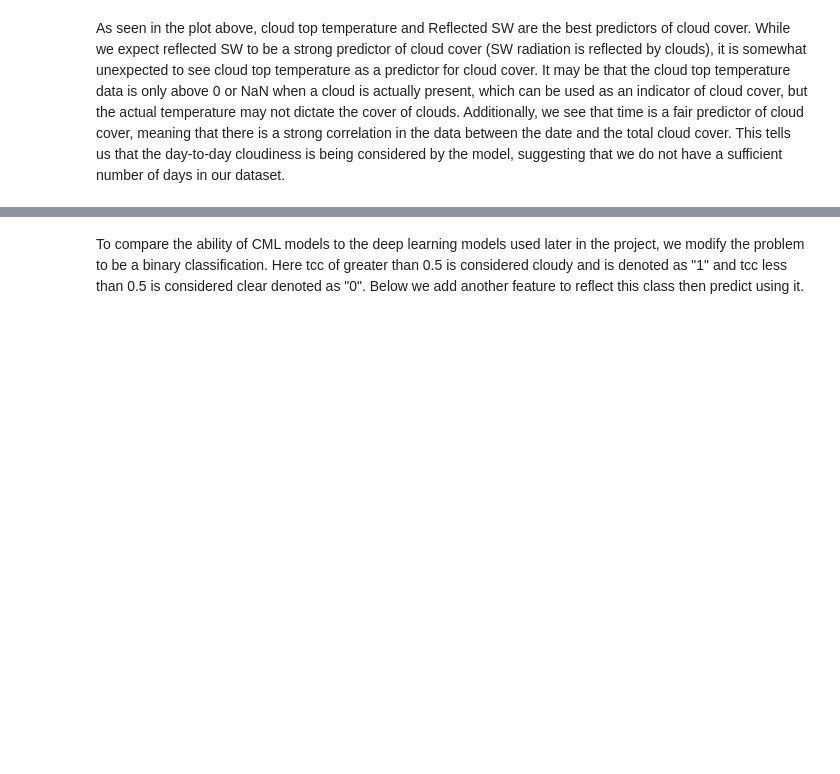
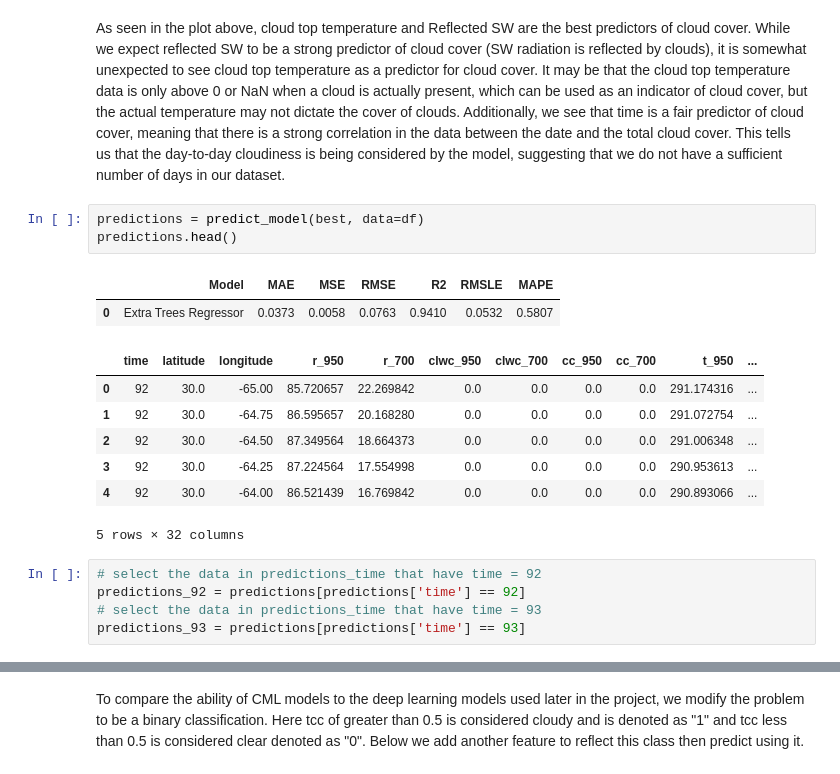
Before and after one commit to vmunte/Cloud_Fraction_Atlantic2024, a Jupyter notebook: notebooks/AutoML_Regression_Classification.ipynb, the cells around one changed output, grey strips where cells are left out. Cells and saved outputs as stored; diff of their text form; blank space fills up the shorter version.

```diff
--- a/notebooks/AutoML_Regression_Classification.ipynb
+++ b/notebooks/AutoML_Regression_Classification.ipynb
@@ -315,3 +314,21 @@ plot_model(best, plot = 'feature')
 [figure]
 # %% [markdown]
 As seen in the plot above, cloud top temperature and Reflected SW are the best predictors of cloud cover. While we expect reflected SW to be a strong predictor of cloud cover (SW radiation is reflected by clouds), it is somewhat unexpected to see cloud top temperature as a predictor for cloud cover. It may be that the cloud top temperature data is only above 0 or NaN when a cloud is actually present, which can be used as an indicator of cloud cover, but the actual temperature may not dictate the cover of clouds. Additionally, we see that time is a fair predictor of cloud cover, meaning that there is a strong correlation in the data between the date and the total cloud cover. This tells us that the day-to-day cloudiness is being considered by the model, suggesting that we do not have a sufficient number of days in our dataset.
+# %%
+predictions = predict_model(best, data=df)
+predictions.head()
+# %% [output]
+|  | Model | MAE | MSE | RMSE | R2 | RMSLE | MAPE |
+| 0 | Extra Trees Regressor | 0.0373 | 0.0058 | 0.0763 | 0.9410 | 0.0532 | 0.5807 |
+|  | time | latitude | longitude | r_950 | r_700 | clwc_950 | clwc_700 | cc_950 | cc_700 | t_950 | ... |
+| 0 | 92 | 30.0 | -65.00 | 85.720657 | 22.269842 | 0.0 | 0.0 | 0.0 | 0.0 | 291.174316 | ... |
+| 1 | 92 | 30.0 | -64.75 | 86.595657 | 20.168280 | 0.0 | 0.0 | 0.0 | 0.0 | 291.072754 | ... |
+| 2 | 92 | 30.0 | -64.50 | 87.349564 | 18.664373 | 0.0 | 0.0 | 0.0 | 0.0 | 291.006348 | ... |
+| 3 | 92 | 30.0 | -64.25 | 87.224564 | 17.554998 | 0.0 | 0.0 | 0.0 | 0.0 | 290.953613 | ... |
+| 4 | 92 | 30.0 | -64.00 | 86.521439 | 16.769842 | 0.0 | 0.0 | 0.0 | 0.0 | 290.893066 | ... |
+5 rows × 32 columns
+# %%
+# select the data in predictions_time that have time = 92
+predictions_92 = predictions[predictions['time'] == 92]
+# select the data in predictions_time that have time = 93
+predictions_93 = predictions[predictions['time'] == 93]
```
Also changed, not shown: parts of 10 cells of this notebook.
